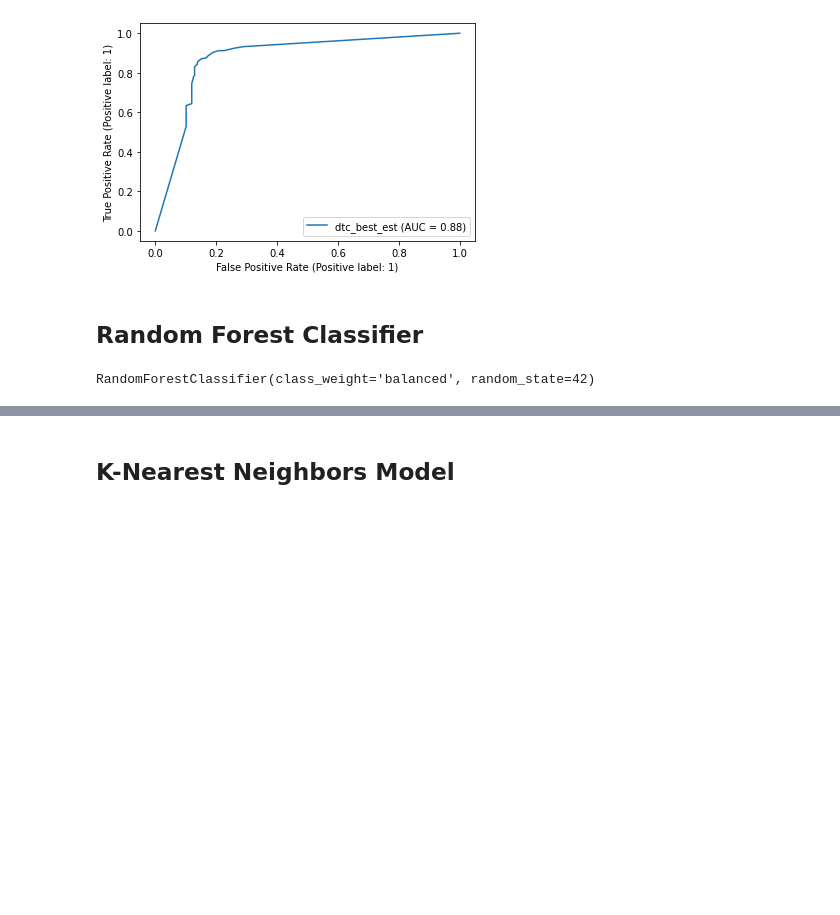
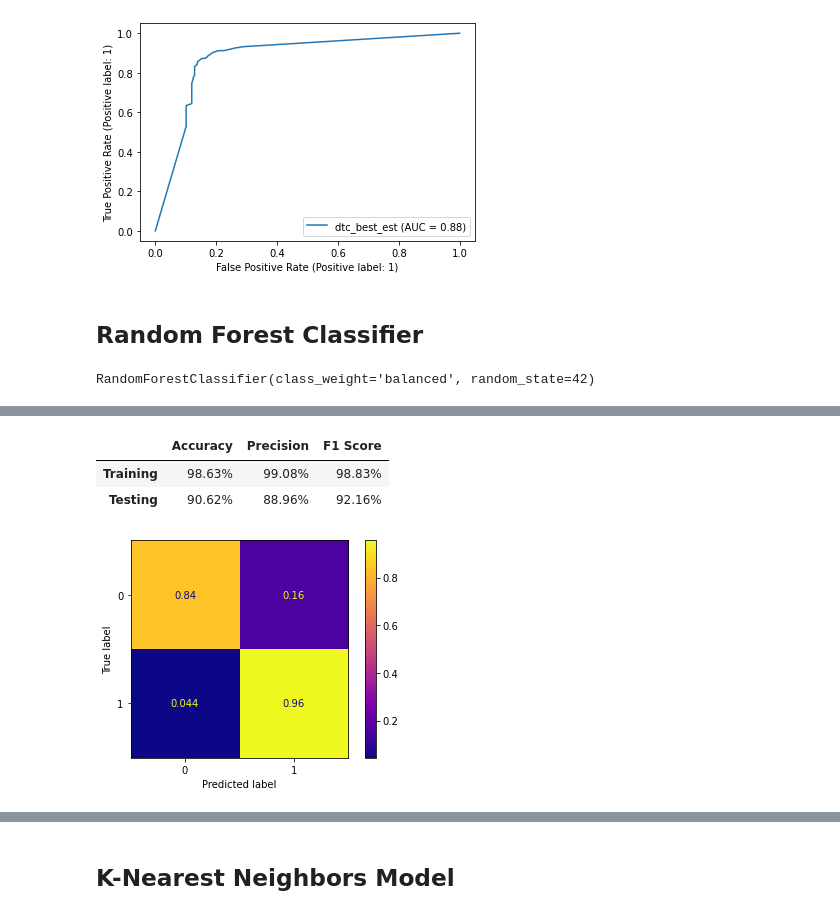
Before and after one commit to brooke57/TKR_FLT3_Drug_Discovery, a Jupyter notebook: Drug_Discovery_Modeling.ipynb, the cells around one changed output, grey strips where cells are left out. Drawn from its saved outputs; the diff is of its cells as text; code cells hidden in the pictures; blank space fills up the shorter version.

```diff
--- a/Drug_Discovery_Modeling.ipynb
+++ b/Drug_Discovery_Modeling.ipynb
@@ -275,0 +328,8 @@ evaluate(first_ran, X_tr, y_tr, X_te, y_te)
+# %%
+# Setting up parameter grid for GridSearchCV
+random3_grid = {'max_features': ['auto', 'sqrt', 'log2',None]}
+# %%
+fourth_rand = RandomForestClassifier(class_weight = 'balanced', random_state=42)
+rand_search3 = GridSearchCV(fourth_rand, random3_grid, scoring = ['f1', 'precision'], refit='f1')
+# %%
+rand3_output = rand_search3.fit(X_tr, y_tr)
@@ -275,0 +340,7 @@ evaluate(first_ran, X_tr, y_tr, X_te, y_te)
+# %%
+evaluate(rand_search3, X_tr, y_tr, X_te, y_te)
+# %% [output]
+|  | Accuracy | Precision | F1 Score |
+| Training | 98.63% | 99.08% | 98.83% |
+| Testing | 90.62% | 88.96% | 92.16% |
+[figure, added]
```
Also changed, not shown: parts of 36 cells of this notebook.
